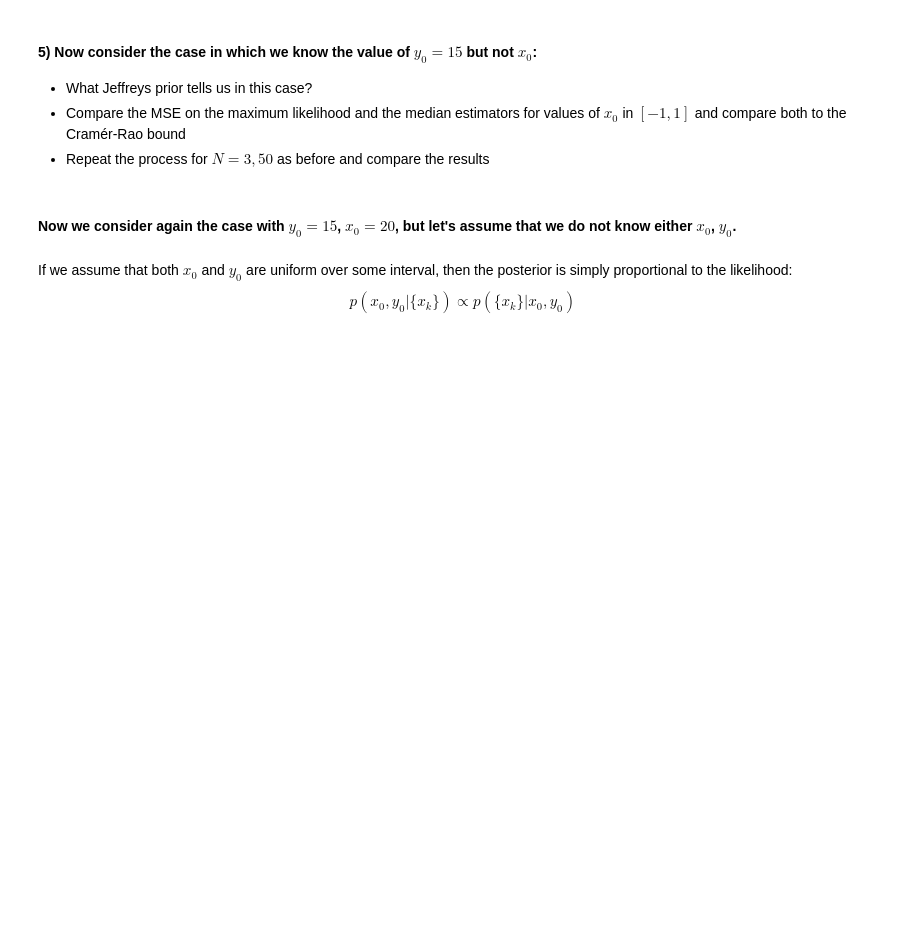
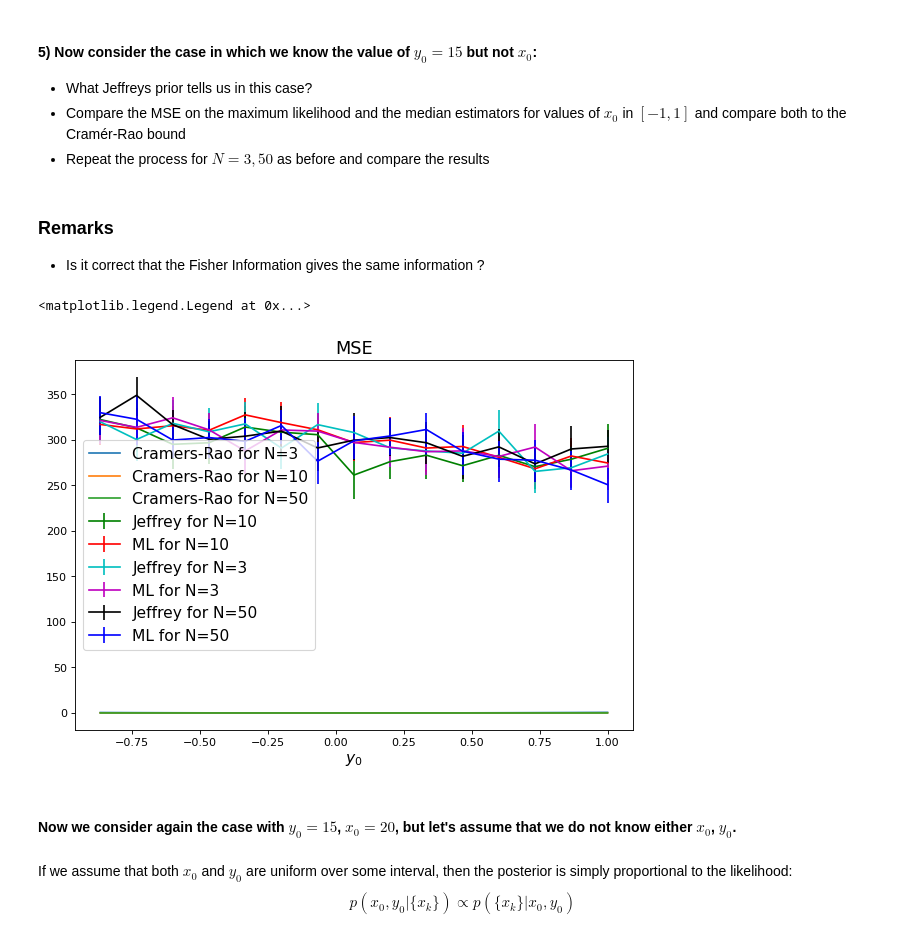
Before and after one commit to roduit/FundamentalLearningEPFL, a Jupyter notebook: TP2/FoIL_ex2_public.ipynb, the cells around one changed output. Cells and saved outputs as stored; diff of their text form; code cells hidden in the pictures; blank space fills up the shorter version.

```diff
--- a/TP2/FoIL_ex2_public.ipynb
+++ b/TP2/FoIL_ex2_public.ipynb
@@ -397,0 +440,3 @@ plt.legend(fontsize=14)
+# %% [markdown]
+### Remarks
+* Is it correct that the Fisher Information gives the same information ?
@@ -398,3 +518,24 @@ plt.legend(fontsize=14)
+# %%
+fig = plt.figure(figsize=(9, 6), dpi=80)
+
+plt.title('MSE', fontsize=16)
+plt.xlabel('$y_0$', fontsize=14)
+plt.errorbar(tab_x0,MSE_J_10,yerr=[MSE_J_10-CI_min_J_10, CI_max_J_10-MSE_J_10],marker="",color='g', label='Jeffrey for N=10')
+plt.errorbar(tab_x0,MSE_ML_10,yerr=[MSE_ML_10-CI_min_ML_10, CI_max_ML_10-MSE_ML_10],marker="",color='r', label='ML for N=10')
+
+plt.errorbar(tab_x0,MSE_J_3,yerr=[MSE_J_3-CI_min_J_3, CI_max_J_3-MSE_J_3],marker="",color='c', label='Jeffrey for N=3')
+plt.errorbar(tab_x0,MSE_ML_3,yerr=[MSE_ML_3-CI_min_ML_3, CI_max_ML_3-MSE_ML_3],marker="",color='m', label='ML for N=3')
+
+plt.errorbar(tab_x0,MSE_J_50,yerr=[MSE_J_50-CI_min_J_50, CI_max_J_50-MSE_J_50],marker="",color='k', label='Jeffrey for N=50')
+plt.errorbar(tab_x0,MSE_ML_50,yerr=[MSE_ML_50-CI_min_ML_50, CI_max_ML_50-MSE_ML_50],marker="",color='b', label='ML for N=50')
+
+plt.plot(tab_x0, 2*tab_x0*tab_x0/N_3, label='Cramers-Rao for N=3')
+plt.plot(tab_x0, 2*tab_x0*tab_x0/N, label='Cramers-Rao for N=10')
+plt.plot(tab_x0, 2*tab_x0*tab_x0/N_50, label='Cramers-Rao for N=50')
+plt.legend(fontsize=14)
+# %% [output]
+<matplotlib.legend.Legend at 0x...>
+[figure, added]
 # %% [markdown]
 #### Now we consider again the case with $y_0=15$, $x_0=20$, but let's assume that we do not know either $x_0$, $y_0$.
 # %% [markdown]
```
Also changed, not shown: parts of 21 cells of this notebook.
